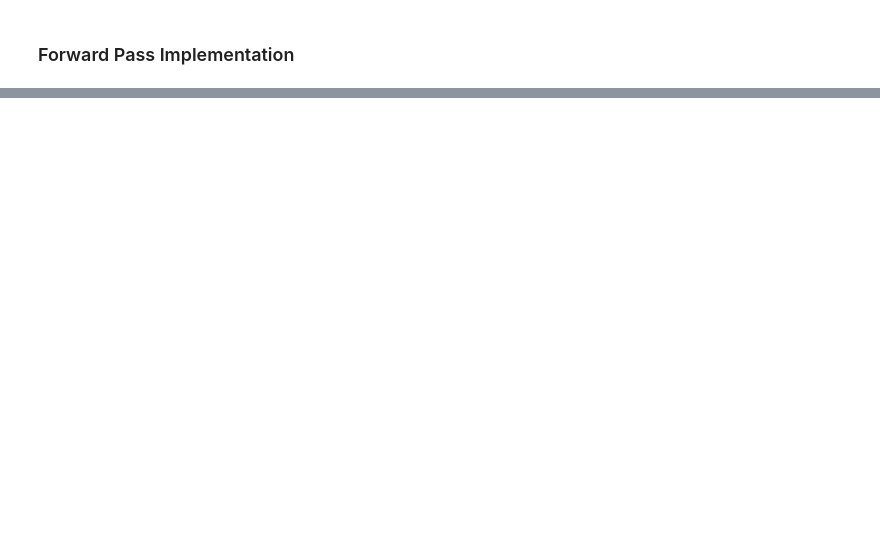
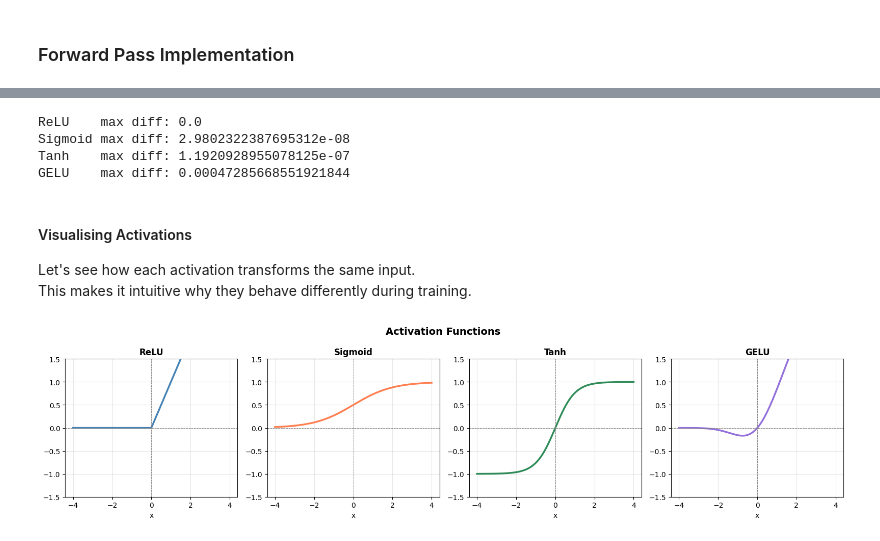
Before and after one commit to GIRIAYUSH/playing-with-anns, a Jupyter notebook: notebooks/M2_forward_pass.ipynb, the cells around one changed output, grey strips where cells are left out. Drawn from its saved outputs; the diff is of its cells as text; code cells hidden in the pictures; blank space fills up the shorter version.

```diff
--- a/notebooks/M2_forward_pass.ipynb
+++ b/notebooks/M2_forward_pass.ipynb
@@ -50,0 +242,63 @@ notebooks  outputs  readme.md  utils
+# %%
+import math
+
+x= torch.linspace(-4,4,200)
+
+# From scratch
+def relu_scratch(x):
+  return torch.maximum(x,torch.zeros_like(x))
+
+def sigmoid_scratch(x):
+  return 1 / (1 + torch.exp(-x))
+
+def tanh_scratch(x):
+  return (torch.exp(x) - torch.exp(-x))/ (torch.exp(x) + torch.exp(-x))
+
+def gelu_scratch(x):
+  return 0.5 * x * (1 + torch.tanh(math.sqrt(2/math.pi) * (x + 0.044715 * x**3)))
+
+relu_pt    = F.relu(x)
+sigmoid_pt = torch.sigmoid(x)
+tanh_pt    = torch.tanh(x)
+gelu_pt    = F.gelu(x)
+
+print("ReLU    max diff:", (relu_scratch(x)    - relu_pt).abs().max().item())
+print("Sigmoid max diff:", (sigmoid_scratch(x) - sigmoid_pt).abs().max().item())
+print("Tanh    max diff:", (tanh_scratch(x)    - tanh_pt).abs().max().item())
+print("GELU    max diff:", (gelu_scratch(x)    - gelu_pt).abs().max().item())
+# %% [output]
+ReLU    max diff: 0.0
+Sigmoid max diff: 2.9802322387695312e-08
+Tanh    max diff: 1.1920928955078125e-07
+GELU    max diff: 0.00047285668551921844
+# %% [markdown]
+#### Visualising Activations
+
+Let's see how each activation transforms the same input.
+This makes it intuitive why they behave differently during training.
+# %%
+x_np = x.numpy()
+
+fig, axes = plt.subplots(1, 4, figsize=(16, 4))
+fig.suptitle("Activation Functions", fontsize=14, fontweight='bold')
+
+configs = [
+    ("ReLU",    relu_scratch(x).numpy(),    "steelblue"),
+    ("Sigmoid", sigmoid_scratch(x).numpy(), "coral"),
+    ("Tanh",    tanh_scratch(x).numpy(),    "seagreen"),
+    ("GELU",    gelu_scratch(x).numpy(),    "mediumpurple"),
+]
+
+for ax, (name, y, color) in zip(axes, configs):
+    ax.plot(x_np, y, color=color, linewidth=2.5)
+    ax.axhline(0, color='gray', linewidth=0.7, linestyle='--')
+    ax.axvline(0, color='gray', linewidth=0.7, linestyle='--')
+    ax.set_title(name, fontsize=12, fontweight='bold')
+    ax.set_xlabel("x")
+    ax.set_ylim(-1.5, 1.5)
+    ax.grid(True, alpha=0.3)
+
+plt.tight_layout()
+plt.show()
+# %% [output]
+[figure, added]
```
Also changed, not shown: parts of 19 cells of this notebook.
